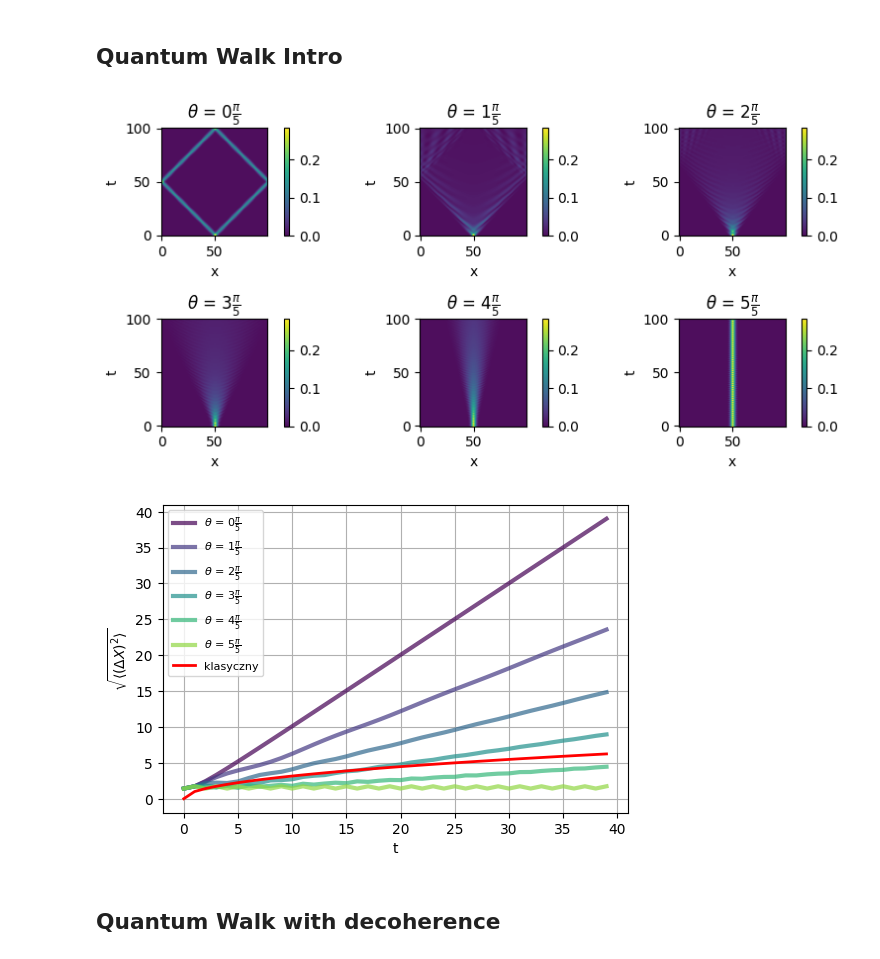
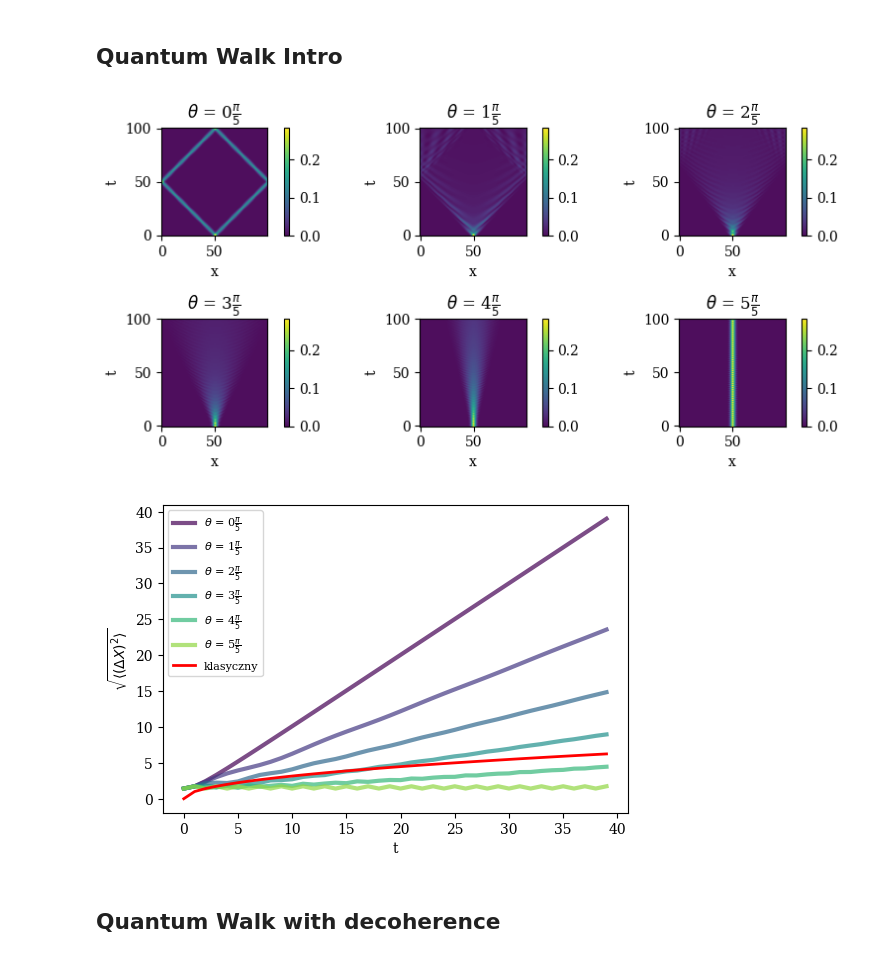
Before and after one commit to JedrekSt/M_thesis, a Jupyter notebook: Results/SimpleWalk.ipynb, the cells around one changed output. Saved outputs shown, nothing was run; the diff lists cells and outputs as text; code cells hidden in the pictures.

```diff
--- a/Results/SimpleWalk.ipynb
+++ b/Results/SimpleWalk.ipynb
@@ -6,6 +6,8 @@ from QuantumWalkModule.OneDimensionQW import *
 from QuantumWalkModule.ClassicalWalk import *
 import matplotlib.pyplot as plt
 from matplotlib import cm
+# %%
+plt.rc('font', family='serif')
 # %% [markdown]
 <h2>Quantum Walk Intro</h2>
 # %%
@@ -43,7 +45,7 @@ plt.show()
 
 fig.savefig("Images/QWalks1.pdf",format= "pdf",bbox_inches = "tight")
 # %% [output]
-[figure, old version]
+[figure, new version]
 # %%
 model_cl = ClWalk(dim)
 p = 0.5
@@ -52,22 +54,21 @@ std_cl = torch.sqrt((Xsq * data_cl).sum(dim = 1) - (X_ * data_cl).sum(dim = 1)**
 # %%
 fig = plt.figure(figsize = (6,4))
 ax = fig.add_subplot()
 
 color = cm.viridis
 
 for i , std in enumerate(stds):
     ax.plot(std[:40],color = color(i / len(stds)),label = ths_labels[i],lw = 3,alpha = 0.7)
     ax.set_xlabel("t")
     ax.set_ylabel(r"$\sqrt{\langle (\Delta X)^{2}\rangle}$")
 ax.plot(std_cl[:40],color = "red",lw = 2,label = "klasyczny")
-plt.grid(True)
 plt.legend(fontsize = 8)
 plt.show()
 
 
 fig.savefig("Images/Std_comparison.pdf",format= "pdf",bbox_inches = "tight")
 # %% [output]
-[figure, old version]
+[figure, new version]
 # %% [markdown]
 <h2>Quantum Walk with decoherence</h2>
 # %%
```
Also changed, not shown: parts of 1 cell of this notebook, 7 other files.
